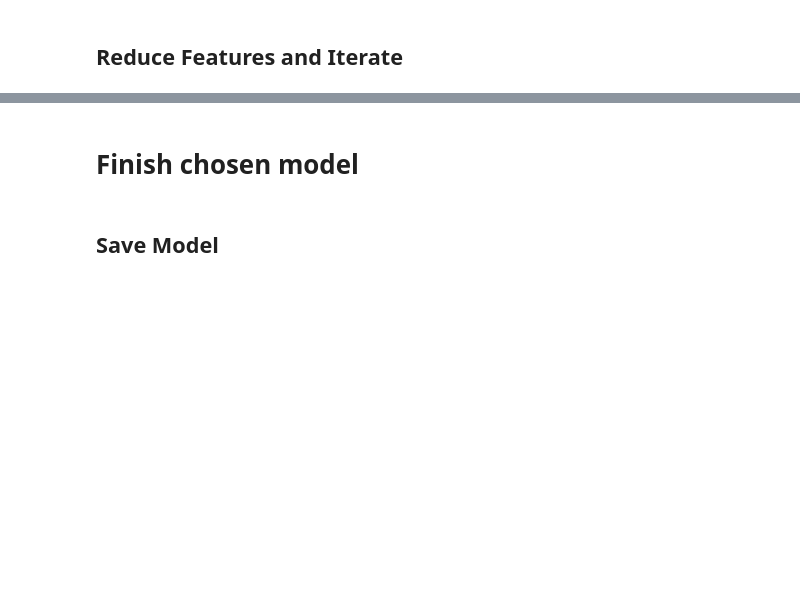
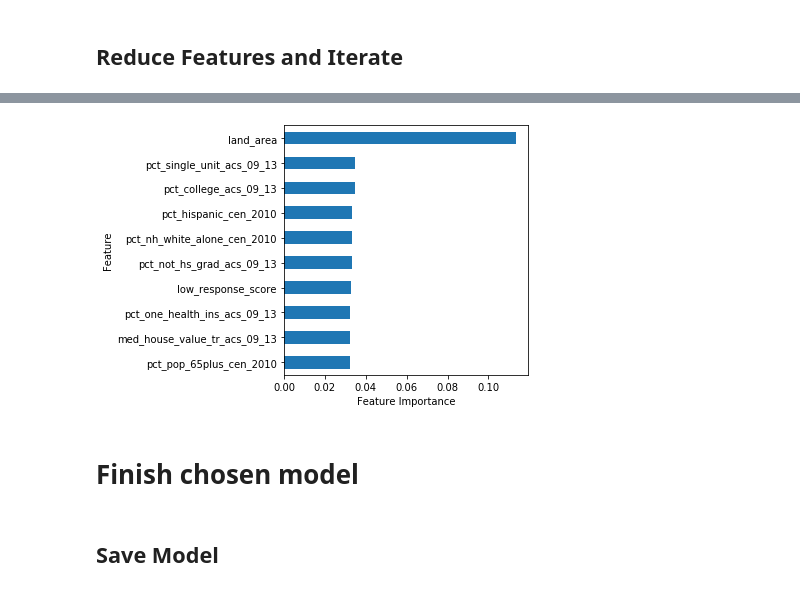
Before and after one commit to CraftyJack/Project_3, a Jupyter notebook: 02_Modeling_and_Analysis/tree_models.ipynb, the cells around one changed output, grey strips where cells are left out. Saved outputs shown, nothing was run; the diff lists cells and outputs as text; code cells hidden in the pictures; blank space fills up the shorter version.

```diff
--- a/02_Modeling_and_Analysis/tree_models.ipynb
+++ b/02_Modeling_and_Analysis/tree_models.ipynb
@@ -392,3 +295,20 @@ Wall time: 2min 49s
+# %%
+brf_2_feature_importance = {feature_names[i]: brf_2.feature_importances_[i] for i in range(len(feature_names))}
+# get top K features and plot them
+K = 10
+top_features = dict(sorted(brf_2_feature_importance.items(), key = itemgetter(1), reverse = True)[:K])
+top_features_df = pd.DataFrame.from_dict(top_features, orient = 'index')
+
+import matplotlib.pyplot as plt
+plot = top_features_df.plot(kind='barh', legend = None)
+plt.tight_layout()
+plt.gca().invert_yaxis()
+plt.ylabel('Feature')
+plt.xlabel('Feature Importance')
+fig = plot.get_figure()
+fig.savefig("top_10_forest_features.png", bbox_inches='tight')
+# %% [output]
+[figure, added]
 # %%
 # %%time
 # best_features = 0
```
Also changed, not shown: parts of 19 cells of this notebook, 2 other files.
